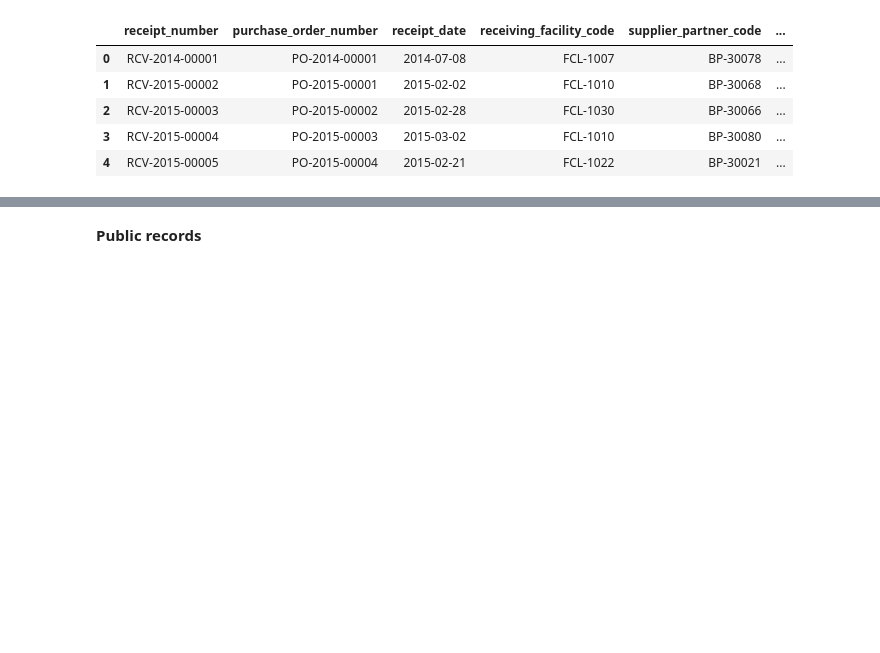
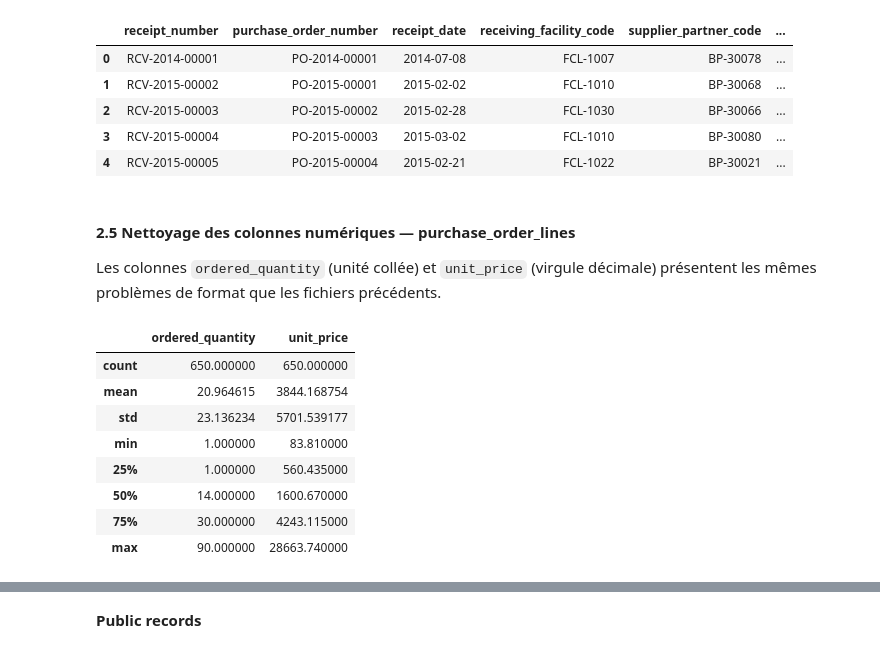
Before and after one commit to Sheik-info/20262027-UE-DataMining-Project, a Jupyter notebook: Base_notebook_to_complete.ipynb, the cells around one changed output, grey strips where cells are left out. Saved outputs shown, nothing was run; the diff lists cells and outputs as text; code cells hidden in the pictures; blank space fills up the shorter version.

```diff
--- a/Base_notebook_to_complete.ipynb
+++ b/Base_notebook_to_complete.ipynb
@@ -509,3 +509,21 @@ df_rcv.head()
 | 2 | RCV-2015-00003 | PO-2015-00002 | 2015-02-28 | FCL-1030 | BP-30066 | ... |
 | 3 | RCV-2015-00004 | PO-2015-00003 | 2015-03-02 | FCL-1010 | BP-30080 | ... |
 | 4 | RCV-2015-00005 | PO-2015-00004 | 2015-02-21 | FCL-1022 | BP-30021 | ... |
+# %% [markdown]
+#### 2.5 Nettoyage des colonnes numériques — purchase_order_lines
+
+Les colonnes `ordered_quantity` (unité collée) et `unit_price` (virgule décimale) présentent les mêmes problèmes de format que les fichiers précédents.
+# %%
+df_po['ordered_quantity'] = nettoyer_colonne_numerique(df_po['ordered_quantity'])
+df_po['unit_price'] = nettoyer_colonne_numerique(df_po['unit_price'])
+df_po[['ordered_quantity', 'unit_price']].describe()
+# %% [output]
+|  | ordered_quantity | unit_price |
+| count | 650.000000 | 650.000000 |
+| mean | 20.964615 | 3844.168754 |
+| std | 23.136234 | 5701.539177 |
+| min | 1.000000 | 83.810000 |
+| 25% | 1.000000 | 560.435000 |
+| 50% | 14.000000 | 1600.670000 |
+| 75% | 30.000000 | 4243.115000 |
+| max | 90.000000 | 28663.740000 |
```
Also changed, not shown: parts of 7 cells of this notebook.
